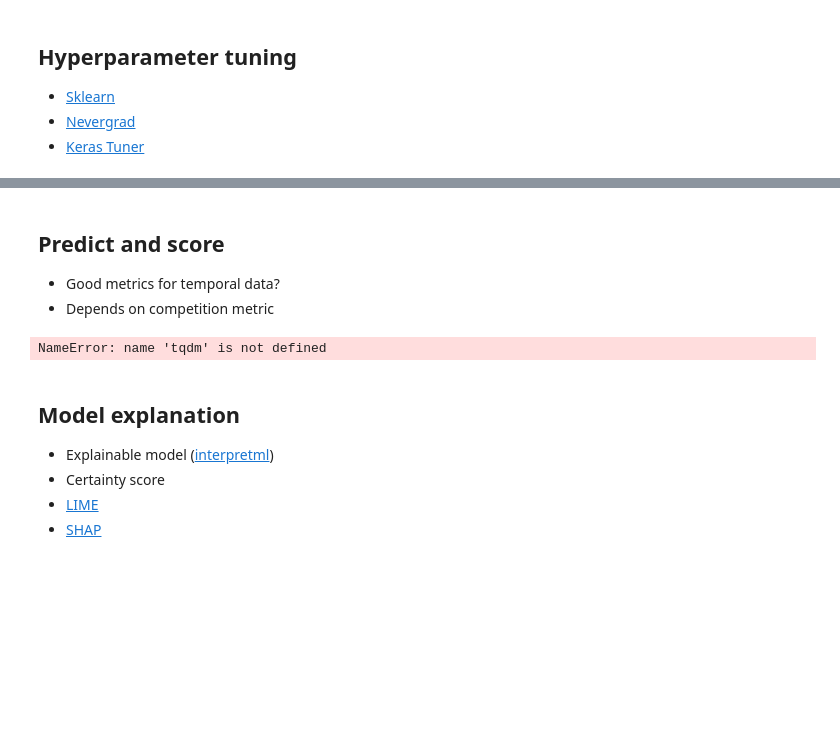
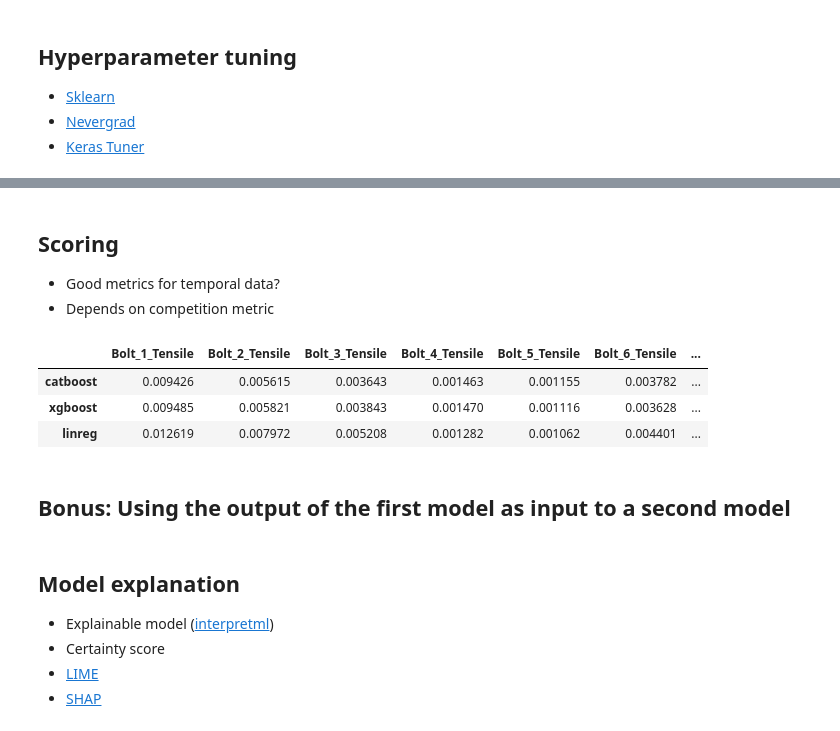
Before and after one commit to viggotw/Krafthack_SopraSteria_Team3, a Jupyter notebook: main_notebook.ipynb, the cells around one changed output, grey strips where cells are left out. Saved outputs shown, nothing was run; the diff lists cells and outputs as text; code cells hidden in the pictures; blank space fills up the shorter version.

```diff
--- a/main_notebook.ipynb
+++ b/main_notebook.ipynb
@@ -246,4 +380,4 @@ for i, model in tqdm(enumerate(models['xgboost']), total=6):
 # %% [markdown]
-## Predict and score
+## Scoring
 - Good metrics for temporal data?
 - Depends on competition metric
@@ -258,24 +384,26 @@ pd.DataFrame(X_train_val_scaled[idx[0]-2:idx[0]+2, -6:])
-# %%
-labels = [f"Bolt_{i}_Tensile" for i in range(1,2)]
-# labels = [f"Bolt_{i}_Tensile" for i in range(1,7)]
-y_preds = {}
-
-for model_name, model in tqdm(models.items(), total=len(models)):
-    # For each model type
-    y_preds[model_name] = {}
-    for model_i, label in tqdm(enumerate(labels), total=len(labels)):
-        # For each sub-model specialized for a unique label column
-        y_preds[model_name][label] = []
-        for idx, (_, row) in enumerate(X_train_val_scaled.iterrows()):
-            # For each row, predict and forward-fill predicted value to next row
-            y_hat = model[model_i].predict(row.to_frame().T)[0]
-            y_preds[model_name][label].append(y_hat)
-            if idx < len(X_train_val_scaled):
-                X_train_val_scaled.iloc[idx+1, label+'_prev'] = y_hat
-
-    y_preds[model_name] = pd.DataFrame(y_preds[model_name])
-# %% [output]
-NameError: name 'tqdm' is not defined
+# %%
+score = {}
+
+for model_name, model in y_preds.items():
+    score[model_name] = {}
+
+    for label in labels:
+        score[model_name][label] = mape(y_train_val[label], y_preds[model_name][label])
+
+scores = pd.DataFrame(score).T
+scores.rename({x: f'MAPE {x}' for x in scores.columns}, axis=1)
+scores['Avg MAPE'] = scores.mean(axis=1)
+scores = scores.sort_values(by='Avg MAPE', ascending=True)
+BEST_MODEL = scores.index[0]
+
+scores
+# %% [output]
+|  | Bolt_1_Tensile | Bolt_2_Tensile | Bolt_3_Tensile | Bolt_4_Tensile | Bolt_5_Tensile | Bolt_6_Tensile | ... |
+| catboost | 0.009426 | 0.005615 | 0.003643 | 0.001463 | 0.001155 | 0.003782 | ... |
+| xgboost | 0.009485 | 0.005821 | 0.003843 | 0.001470 | 0.001116 | 0.003628 | ... |
+| linreg | 0.012619 | 0.007972 | 0.005208 | 0.001282 | 0.001062 | 0.004401 | ... |
+# %% [markdown]
+## Bonus: Using the output of the first model as input to a second model
 # %% [markdown]
 ## Model explanation
 - Explainable model ([interpretml](https://github.com/interpretml/interpret))
```
Also changed, not shown: parts of 43 cells of this notebook, 1 other file.
